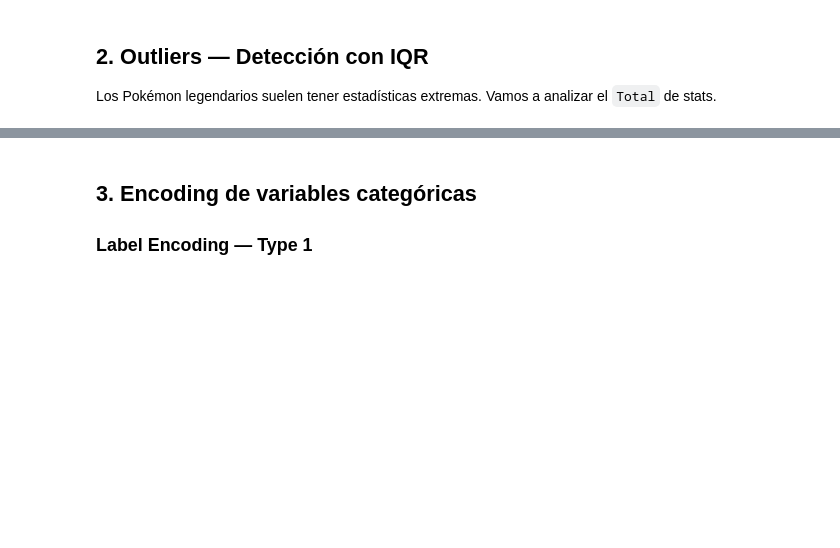
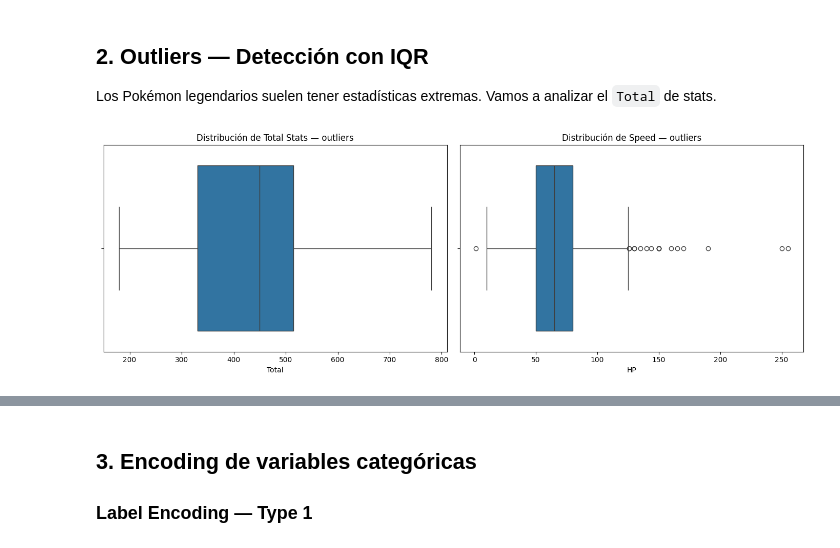
Before and after one commit to diegoalrv/mineria-de-datos, a Jupyter notebook: lab04/lab04_pokemon.ipynb, the cells around one changed output, grey strips where cells are left out. Cells and saved outputs as stored; diff of their text form; code cells hidden in the pictures; blank space fills up the shorter version.

```diff
--- a/lab04/lab04_pokemon.ipynb
+++ b/lab04/lab04_pokemon.ipynb
@@ -14,7 +14,8 @@ import numpy as np
 import matplotlib.pyplot as plt
 import seaborn as sns
 
-url = "https://gist.githubusercontent.com/armgilles/194bcff35001e7eb53a2a8b441e8b2c6/raw/92200bc0a673d5ce2110aaad4544ed6c4010f687/pokemon.csv"
+# url = "https://gist.githubusercontent.com/armgilles/194bcff35001e7eb53a2a8b441e8b2c6/raw/92200bc0a673d5ce2110aaad4544ed6c4010f687/pokemon.csv"
+url = 'pokemon.csv'
 df = pd.read_csv(url)
 print(f"Shape: {df.shape}")
 df.head(10)
@@ -57,20 +150,13 @@ Los Pokémon legendarios suelen tener estadísticas extremas. Vamos a analizar e
 # %%
 fig, axes = plt.subplots(1, 2, figsize=(14, 5))
 
 sns.boxplot(x=df["Total"], ax=axes[0])
 axes[0].set_title("Distribución de Total Stats — outliers")
 
-sns.boxplot(x=df["Speed"], ax=axes[1])
+sns.boxplot(x=df["HP"], ax=axes[1])
 axes[1].set_title("Distribución de Speed — outliers")
 
 plt.tight_layout()
 plt.show()
-
-Q1 = df["Total"].quantile(0.25)
-Q3 = df["Total"].quantile(0.75)
-IQR = Q3 - Q1
-limite_superior = Q3 + 1.5 * IQR
-
-outliers = df[df["Total"] > limite_superior]
-print(f"Outliers detectados (Total > {limite_superior:.0f}): {len(outliers)}")
-print(outliers[["Name", "Type 1", "Total", "Legendary"]].head(10))
+# %% [output]
+[figure, added]
```
Also changed, not shown: parts of 23 cells of this notebook, 1 other file.
